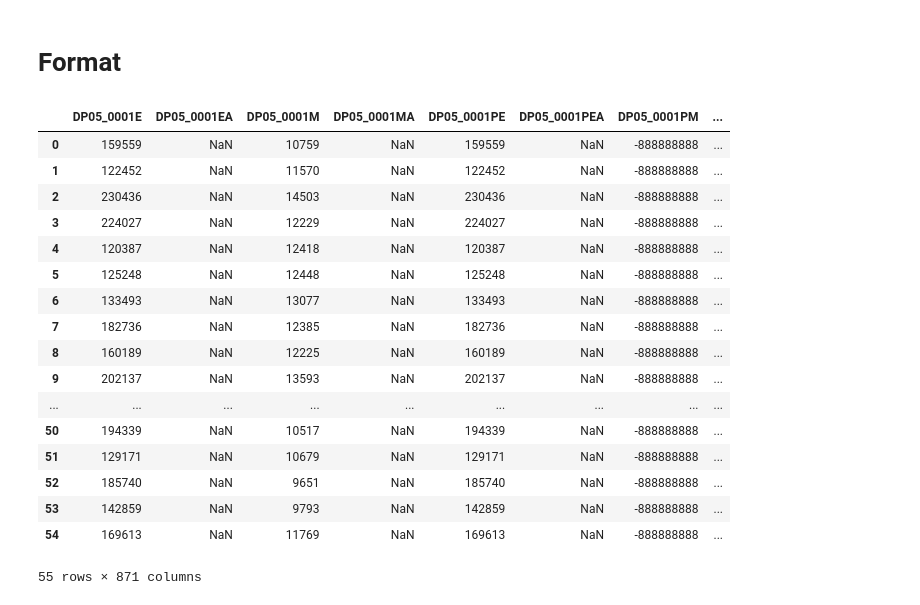
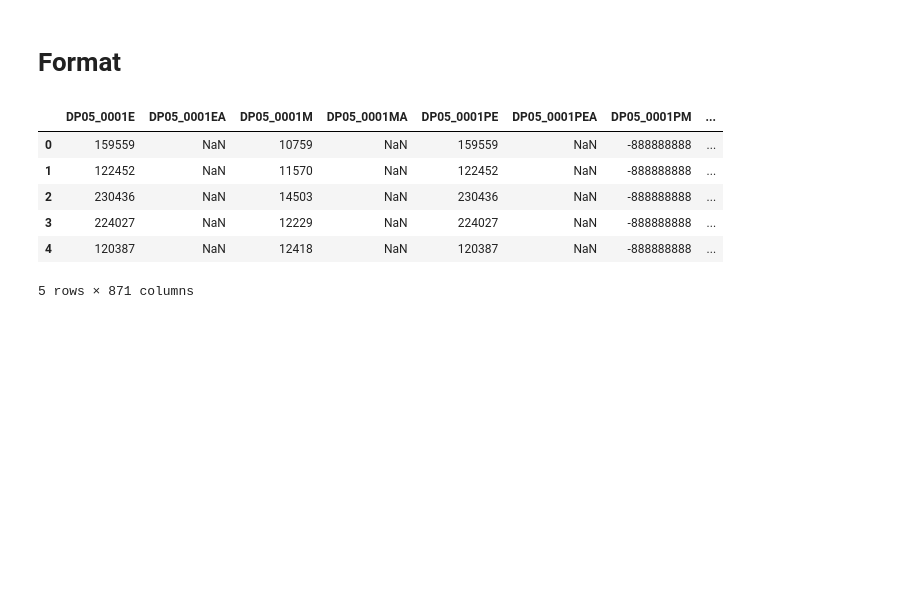
Before and after one commit to herreramr-omb/ACS_Warehouse, a Jupyter notebook: ACS_Warehose02B_format_tables.ipynb, the cells around one changed output. Drawn from its saved outputs; the diff is of its cells as text; code cells hidden in the pictures; blank space fills up the shorter version.

```diff
--- a/ACS_Warehose02B_format_tables.ipynb
+++ b/ACS_Warehose02B_format_tables.ipynb
@@ -8,26 +8,15 @@ import pandas as pd
 # %%
 # DP3, 2024 data
 data_df = pd.read_csv(r"C:\Users\HerreraMartinezR\OneDrive - NYC Office of Management and Budget\Data\ACS\1_yr_sample\2024\PUMA\1_yr_ACS_2024_PUMA_NYC_DP05.csv")
-data_df
+data_df.head()
 # %% [output]
 |  | DP05_0001E | DP05_0001EA | DP05_0001M | DP05_0001MA | DP05_0001PE | DP05_0001PEA | DP05_0001PM | ... |
 | 0 | 159559 | NaN | 10759 | NaN | 159559 | NaN | -888888888 | ... |
 | 1 | 122452 | NaN | 11570 | NaN | 122452 | NaN | -888888888 | ... |
 | 2 | 230436 | NaN | 14503 | NaN | 230436 | NaN | -888888888 | ... |
 | 3 | 224027 | NaN | 12229 | NaN | 224027 | NaN | -888888888 | ... |
 | 4 | 120387 | NaN | 12418 | NaN | 120387 | NaN | -888888888 | ... |
-| 5 | 125248 | NaN | 12448 | NaN | 125248 | NaN | -888888888 | ... |
-| 6 | 133493 | NaN | 13077 | NaN | 133493 | NaN | -888888888 | ... |
-| 7 | 182736 | NaN | 12385 | NaN | 182736 | NaN | -888888888 | ... |
-| 8 | 160189 | NaN | 12225 | NaN | 160189 | NaN | -888888888 | ... |
-| 9 | 202137 | NaN | 13593 | NaN | 202137 | NaN | -888888888 | ... |
-| ... | ... | ... | ... | ... | ... | ... | ... | ... |
-| 50 | 194339 | NaN | 10517 | NaN | 194339 | NaN | -888888888 | ... |
-| 51 | 129171 | NaN | 10679 | NaN | 129171 | NaN | -888888888 | ... |
-| 52 | 185740 | NaN | 9651 | NaN | 185740 | NaN | -888888888 | ... |
-| 53 | 142859 | NaN | 9793 | NaN | 142859 | NaN | -888888888 | ... |
-| 54 | 169613 | NaN | 11769 | NaN | 169613 | NaN | -888888888 | ... |
-55 rows × 871 columns
+5 rows × 871 columns
 # %%
 # labels
 with open(r"C:\Users\HerreraMartinezR\OneDrive - NYC Office of Management and Budget\HTM Projects\ACS_Warehouse\docs\dp_variables_2024.json", 'r') as f:
```
Also changed, not shown: parts of 1 cell of this notebook.
